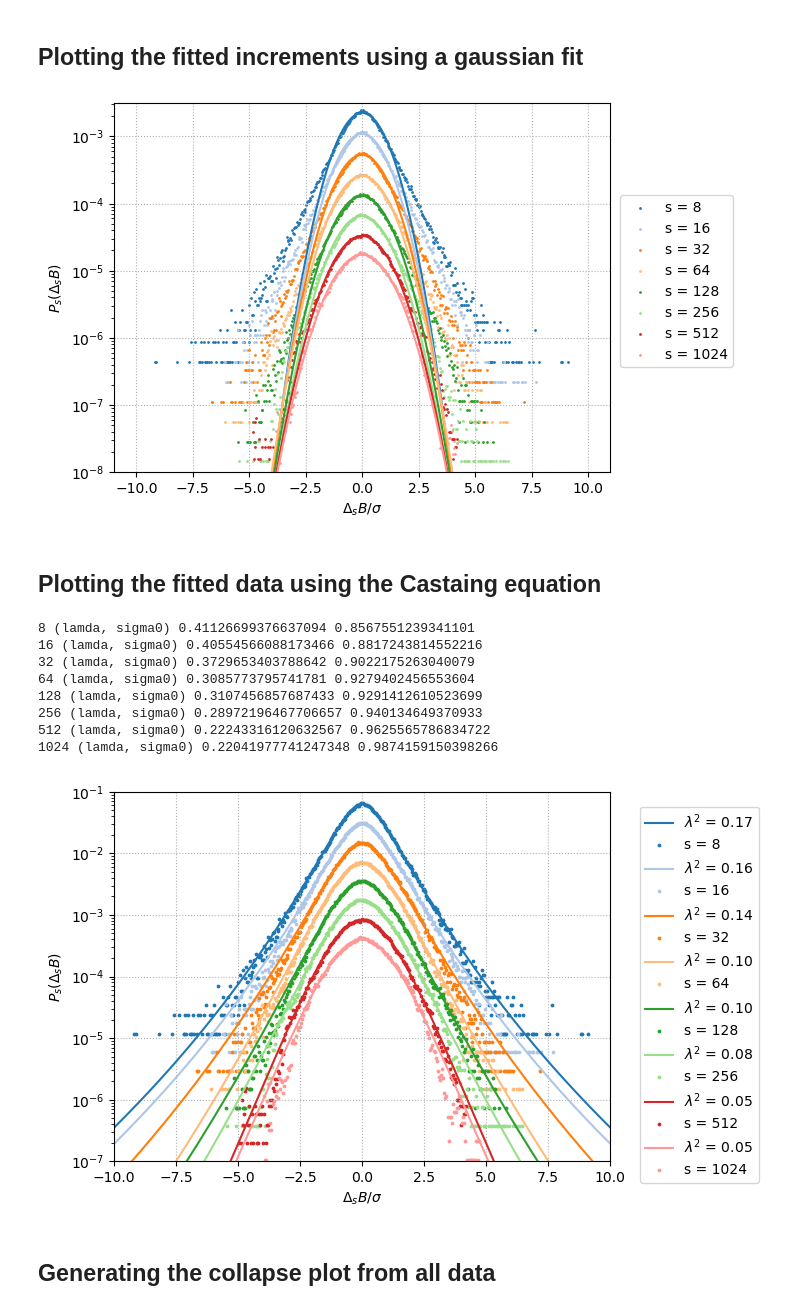
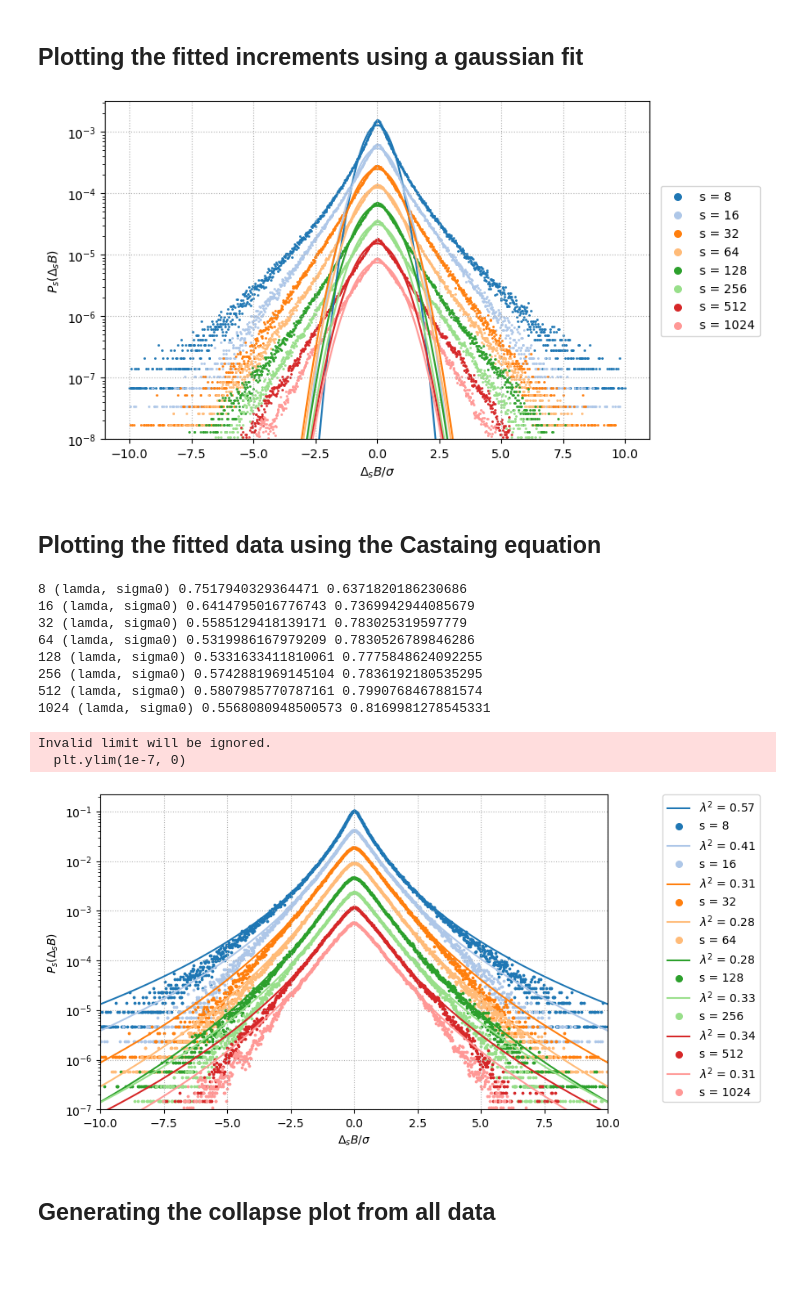
Before and after one commit to threeblueonebrowneyes/Critical-Scale-Invariance-Heart-Rate, a Jupyter notebook: CleanCode_Combined.ipynb, the cells around one changed output. Saved outputs shown, nothing was run; the diff lists cells and outputs as text; code cells hidden in the pictures; blank space fills up the shorter version.

```diff
--- a/CleanCode_Combined.ipynb
+++ b/CleanCode_Combined.ipynb
@@ -170,10 +169,7 @@ Castaing_integral = np.vectorize(castaing_integral)
-# %%
-paths = {'Fantasia':'physionet.org/files/fantasia/1.0.0/', 'MIT':'physionet.org/files/nsrdb/1.0.0/', 'Chfdb': 'physionet.org/files/chfdb/1.0.0/'}
-keys= {'Fantasia':'RR_intervals_original_Fantasia', 'MIT':'RR_intervals_original_MIT', 'Chfdb': 'RR_intervals_original_Chfdb'}
 # %% [markdown]
 ## Possible database are: Fantasia, MIT, Chfdb
 # %%
-database='Fantasia'
+database='MIT'
 path = paths[database]
 key = keys[database]
 files= np.loadtxt(path+'RECORDS', dtype='str')
@@ -275,29 +270,40 @@ colors=tab20(range(9))
 # %% [markdown]
 ## Plotting the fitted increments using a gaussian fit
 # %%
+
+fig=plt.figure(figsize=(8,5))
 for i, DBs in enumerate(list_Delta_B):
     counts, edges=np.histogram(DBs, bins=int(np.sqrt(DBs.size)), range=(-10, 10))
     bin_cen=(edges[1:]+edges[:-1])/2
 
     popt, pcov = curve_fit(gaus , bin_cen, counts/(S[i]*len(DBs)), p0=[1,1,1])
 
     x = np.linspace(-5, 5, 100)
     plt.plot(x, gaus(x, *popt), color=colors[i])
 
     plt.scatter(bin_cen, counts/(S[i]*len(DBs)), s=1, color=colors[i], label=f's = {S[i]}')
 
 
 plt.yscale('log')
 plt.ylim(1e-8, 10**(-2.5))
 plt.ylabel(r'$P_s(\Delta_s B)$')
 plt.xlabel(r'$\Delta_s B/\sigma$')
 plt.legend(bbox_to_anchor=(1.02, 0.75), loc='upper left', borderaxespad=0)
+lgnd=plt.legend(bbox_to_anchor=(1.02, 0.75), loc='upper left', borderaxespad=0)
+
+#change the marker size manually for both lines
+for legendHandles in lgnd.legendHandles:
+    legendHandles._sizes = [30]
+
 plt.grid(linestyle='dotted')
+plt.savefig('Gaussian_fit_MIT.png', bbox_inches='tight')
+plt.show()
 # %% [output]
-[figure, old version]
+[figure, new version]
 # %% [markdown]
 ## Plotting the fitted data using the Castaing equation
 # %%
+fig=plt.figure(figsize=(8,5))
 for i,DBs in enumerate(list_Delta_B):
 
     counts, edges=np.histogram(DBs, bins=int(np.sqrt(DBs.size)), range=(-10, 10))
@@ -315,22 +321,27 @@ for i,DBs in enumerate(list_Delta_B):
 
 plt.yscale('log')
 plt.xlim(-10,10)
-plt.ylim(1e-7, 1e-1)
+plt.ylim(1e-7, 0)
 plt.xlabel(r'$\Delta_s B/\sigma$')
 plt.ylabel(r'$P_s(\Delta_s B)$')
-plt.legend(bbox_to_anchor=(1.3, 0.96), borderaxespad=0)
+lgnd = plt.legend(bbox_to_anchor=(1.3, 1), borderaxespad=0)
+for legendHandles in lgnd.legendHandles:
+    legendHandles._sizes = [30]
 plt.grid(linestyle='dotted')
+plt.savefig('Castaing_fit_MIT.png', bbox_inches='tight')
 plt.show()
 # %% [output]
-8 (lamda, sigma0) 0.41126699376637094 0.8567551239341101
-16 (lamda, sigma0) 0.40554566088173466 0.8817243814552216
-32 (lamda, sigma0) 0.3729653403788642 0.9022175263040079
-64 (lamda, sigma0) 0.3085773795741781 0.9279402456553604
-128 (lamda, sigma0) 0.3107456857687433 0.9291412610523699
-256 (lamda, sigma0) 0.28972196467706657 0.940134649370933
-512 (lamda, sigma0) 0.22243316120632567 0.9625565786834722
-1024 (lamda, sigma0) 0.22041977741247348 0.9874159150398266
+8 (lamda, sigma0) 0.7517940329364471 0.6371820186230686
+16 (lamda, sigma0) 0.6414795016776743 0.7369942944085679
+32 (lamda, sigma0) 0.5585129418139171 0.783025319597779
+64 (lamda, sigma0) 0.5319986167979209 0.7830526789846286
+128 (lamda, sigma0) 0.5331633411810061 0.7775848624092255
+256 (lamda, sigma0) 0.5742881969145104 0.7836192180535295
+512 (lamda, sigma0) 0.5807985770787161 0.7990768467881574
+1024 (lamda, sigma0) 0.5568080948500573 0.8169981278545331
+Invalid limit will be ignored.
+  plt.ylim(1e-7, 0)
-[figure, old version]
+[figure, new version]
 # %% [markdown]
 ## Generating the collapse plot from all data
 # %%
```
Also changed, not shown: parts of 13 cells of this notebook, 23 other files.
